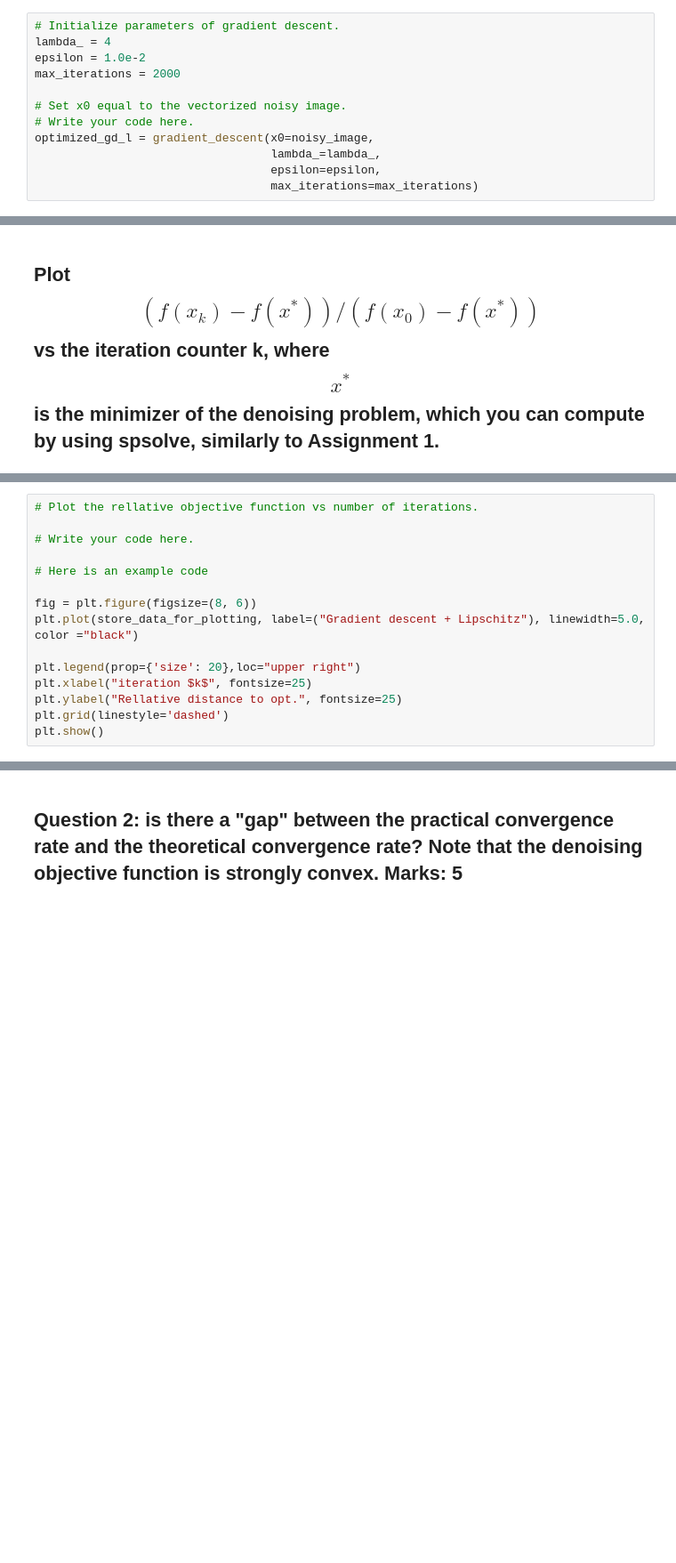
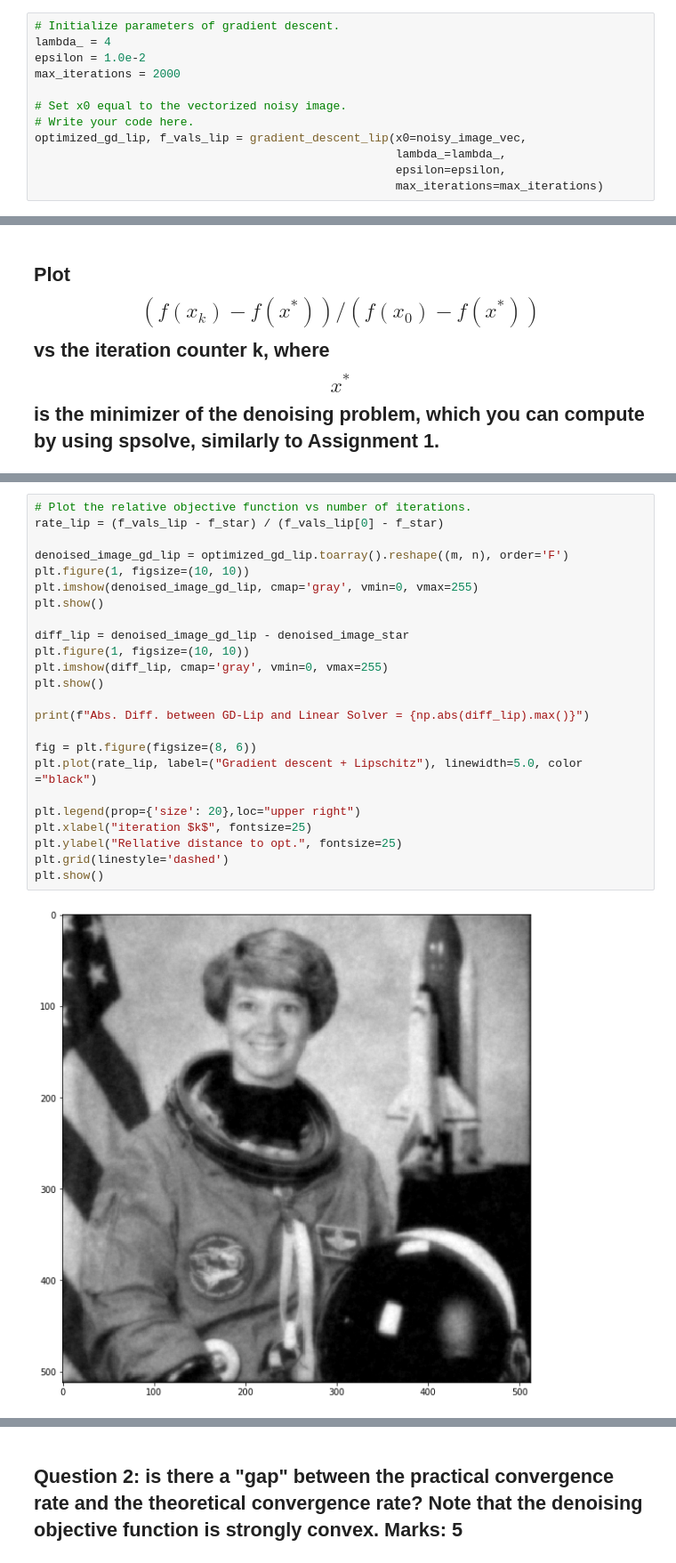
Before and after one commit to oattia/optmization4ML, a Jupyter notebook: assignment_2.ipynb, the cells around one changed output, grey strips where cells are left out. Shown at 89% size. Cells and saved outputs as stored; diff of their text form; blank space fills up the shorter version.

```diff
--- a/assignment_2.ipynb
+++ b/assignment_2.ipynb
@@ -129,7 +139,7 @@ max_iterations = 2000
 
 # Set x0 equal to the vectorized noisy image.
 # Write your code here.
-optimized_gd_l = gradient_descent(x0=noisy_image,
-                                  lambda_=lambda_,
-                                  epsilon=epsilon,
-                                  max_iterations=max_iterations)
+optimized_gd_lip, f_vals_lip = gradient_descent_lip(x0=noisy_image_vec,
+                                                    lambda_=lambda_,
+                                                    epsilon=epsilon,
+                                                    max_iterations=max_iterations)
@@ -138,15 +177,26 @@ optimized_gd_l = gradient_descent(x0=noisy_image,
 # %%
-# Plot the rellative objective function vs number of iterations.
+# Plot the relative objective function vs number of iterations.
+rate_lip = (f_vals_lip - f_star) / (f_vals_lip[0] - f_star)
 
-# Write your code here.
+denoised_image_gd_lip = optimized_gd_lip.toarray().reshape((m, n), order='F')
+plt.figure(1, figsize=(10, 10))
+plt.imshow(denoised_image_gd_lip, cmap='gray', vmin=0, vmax=255)
+plt.show()
 
-# Here is an example code
+diff_lip = denoised_image_gd_lip - denoised_image_star
+plt.figure(1, figsize=(10, 10))
+plt.imshow(diff_lip, cmap='gray', vmin=0, vmax=255)
+plt.show()
+
+print(f"Abs. Diff. between GD-Lip and Linear Solver = {np.abs(diff_lip).max()}")
 
 fig = plt.figure(figsize=(8, 6))
-plt.plot(store_data_for_plotting, label=("Gradient descent + Lipschitz"), linewidth=5.0, color ="black")
+plt.plot(rate_lip, label=("Gradient descent + Lipschitz"), linewidth=5.0, color ="black")
 
 plt.legend(prop={'size': 20},loc="upper right")
 plt.xlabel("iteration $k$", fontsize=25)
 plt.ylabel("Rellative distance to opt.", fontsize=25)
 plt.grid(linestyle='dashed')
 plt.show()
+# %% [output]
+[figure, added]
```
Also changed, not shown: parts of 15 cells of this notebook, 1 other file.
